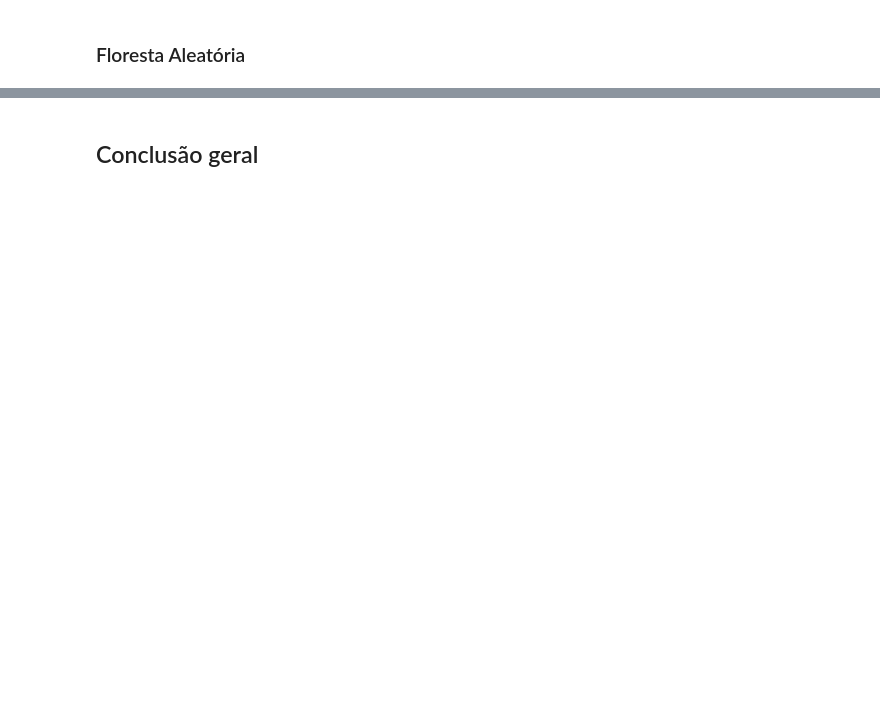
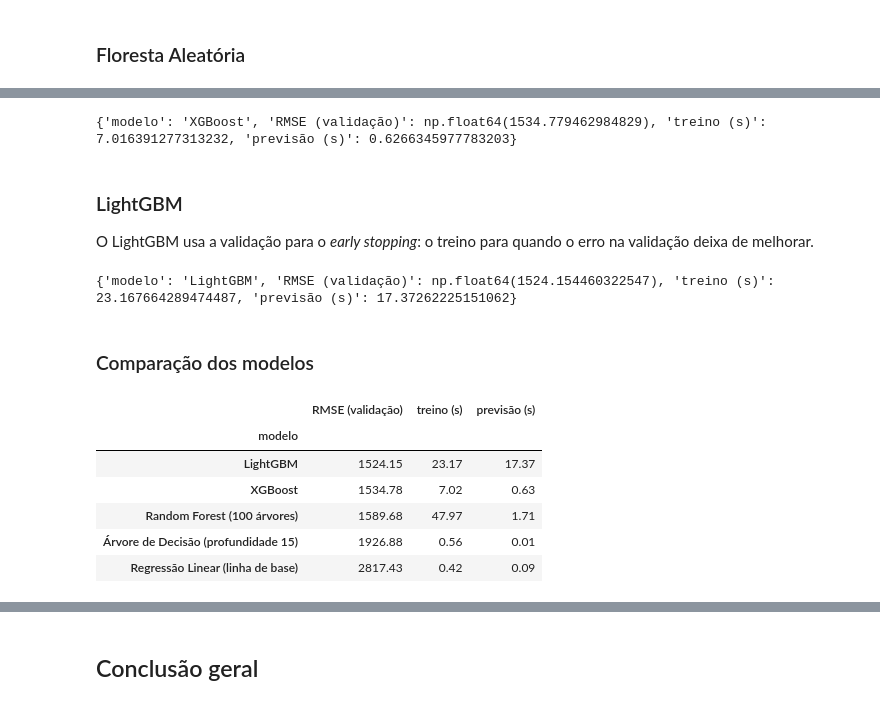
Before and after one commit to gabrieldeoliver1/Projetos, a Jupyter notebook: Projeto_12/12.desenvolvendo_um_modelo_de_aprendizado_de_máquina_para_prever_o_valor_de_mercado_de_um_carro.ipynb, the cells around one changed output, grey strips where cells are left out. Cells and saved outputs as stored; diff of their text form; code cells hidden in the pictures; blank space fills up the shorter version.

Commit message:
Projeto 12: corrige dados corrompidos na limpeza, avalia no teste e recomenda o XGBoost

```diff
--- a/Projeto_12/12.desenvolvendo_um_modelo_de_aprendizado_de_máquina_para_prever_o_valor_de_mercado_de_um_carro.ipynb
+++ b/Projeto_12/12.desenvolvendo_um_modelo_de_aprendizado_de_máquina_para_prever_o_valor_de_mercado_de_um_carro.ipynb
@@ -833,0 +536,32 @@ Tempo total de execução: 3.5440 segundos
+# %%
+xgboost = avaliar('XGBoost', XGBRegressor(n_estimators=500, max_depth=8, learning_rate=0.1, subsample=0.8,
+                                          colsample_bytree=0.8, random_state=12345, n_jobs=-1),
+                  X_train, X_valid)
+print(resultados[-1])
+# %% [output]
+{'modelo': 'XGBoost', 'RMSE (validação)': np.float64(1534.779462984829), 'treino (s)': 7.016391277313232, 'previsão (s)': 0.6266345977783203}
+# %% [markdown]
+### LightGBM
+
+O LightGBM usa a validação para o *early stopping*: o treino para quando o erro na validação deixa de melhorar.
+# %%
+lightgbm = avaliar('LightGBM', lgb.LGBMRegressor(n_estimators=3000, learning_rate=0.05, num_leaves=63,
+                                               random_state=12345, verbose=-1),
+                   X_train, X_valid, eval_set=[(X_valid, target_valid)],
+                   callbacks=[lgb.early_stopping(50, verbose=False)])
+print(resultados[-1])
+# %% [output]
+{'modelo': 'LightGBM', 'RMSE (validação)': np.float64(1524.154460322547), 'treino (s)': 23.167664289474487, 'previsão (s)': 17.37262225151062}
+# %% [markdown]
+### Comparação dos modelos
+# %%
+comparacao = pd.DataFrame(resultados).set_index('modelo').sort_values('RMSE (validação)').round(2)
+comparacao
+# %% [output]
+|  | RMSE (validação) | treino (s) | previsão (s) |
+| modelo |  |  |  |
+| LightGBM | 1524.15 | 23.17 | 17.37 |
+| XGBoost | 1534.78 | 7.02 | 0.63 |
+| Random Forest (100 árvores) | 1589.68 | 47.97 | 1.71 |
+| Árvore de Decisão (profundidade 15) | 1926.88 | 0.56 | 0.01 |
+| Regressão Linear (linha de base) | 2817.43 | 0.42 | 0.09 |
```
Also changed, not shown: parts of 75 cells of this notebook, 2 other files.
